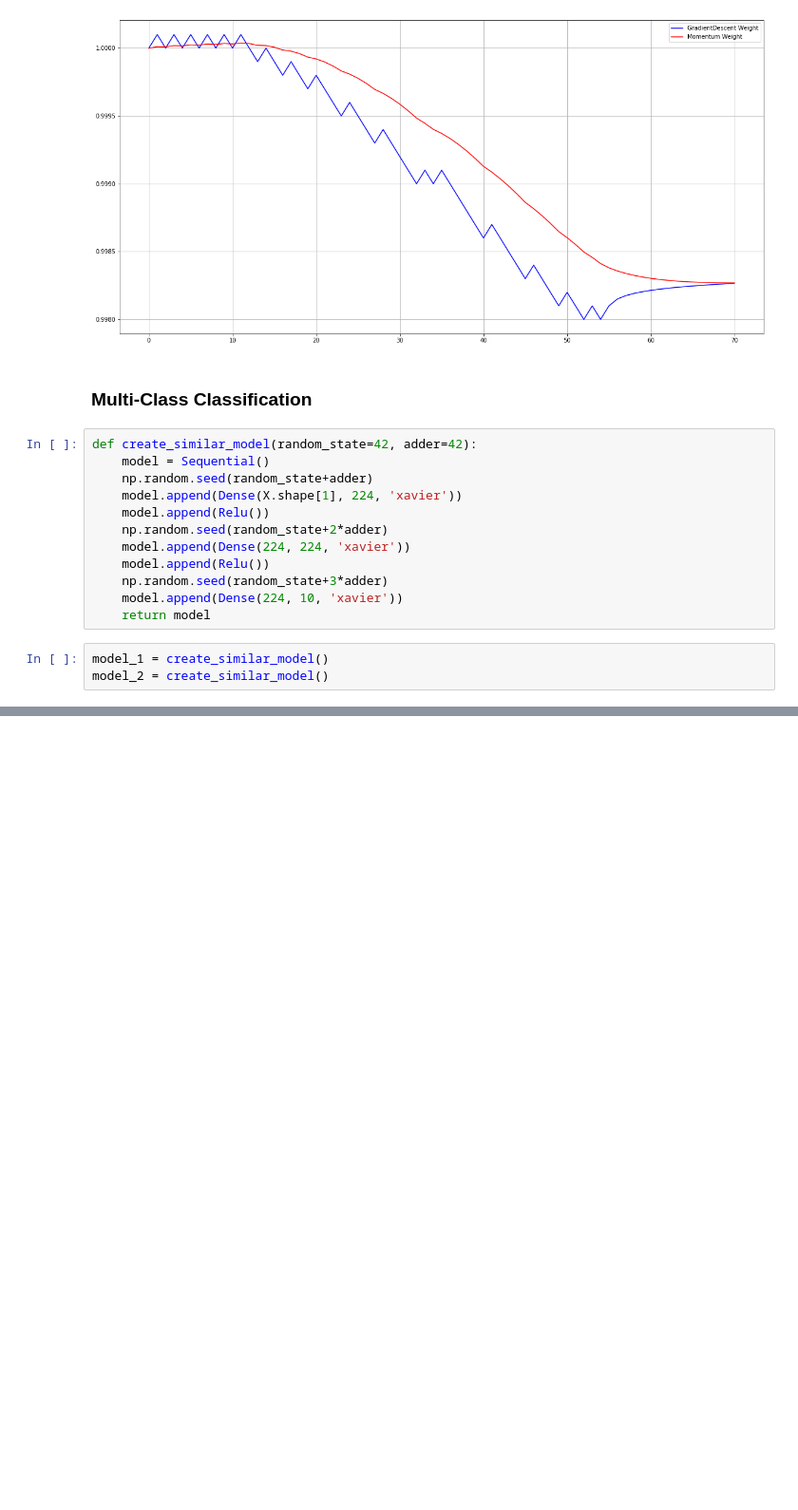
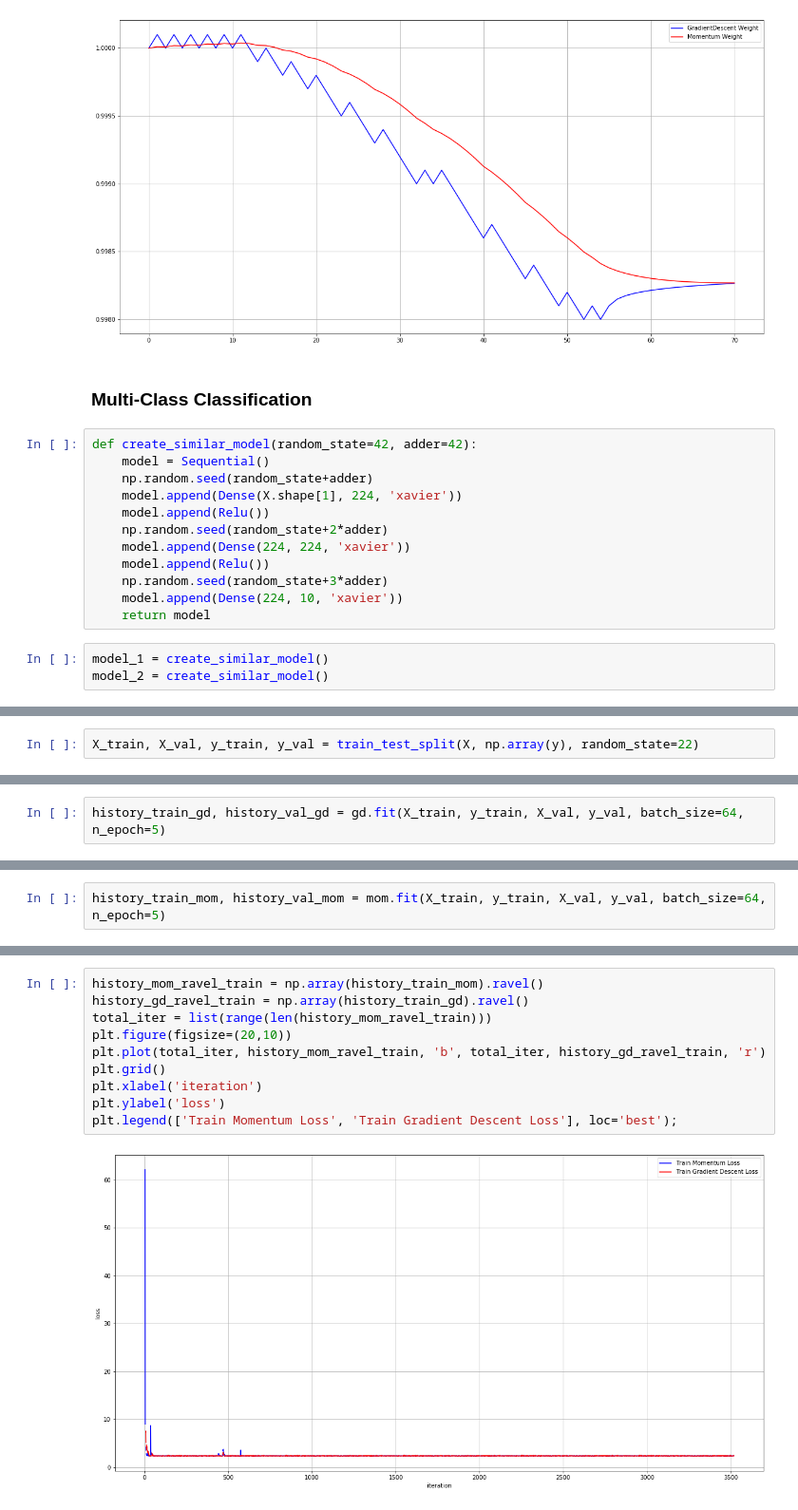
Before and after one commit to mrasyidg/simple-machine-learning, a Jupyter notebook: artificial-neural-network-algorithms/artificial-neural-network-python-implementation/ANN Jupyter Notebook Implementation for Fashion MNIST.ipynb, the cells around one changed output, grey strips where cells are left out. Shown at 95% size. Cells and saved outputs as stored; diff of their text form; blank space fills up the shorter version.

```diff
--- a/artificial-neural-network-algorithms/artificial-neural-network-python-implementation/ANN Jupyter Notebook Implementation for Fashion MNIST.ipynb
+++ b/artificial-neural-network-algorithms/artificial-neural-network-python-implementation/ANN Jupyter Notebook Implementation for Fashion MNIST.ipynb
@@ -211,0 +210,2 @@ NameError: name 'softmax_cross_entropy_with_logits' is not defined
+# %%
+X_train, X_val, y_train, y_val = train_test_split(X, np.array(y), random_state=22)
@@ -211,0 +214,2 @@ NameError: name 'softmax_cross_entropy_with_logits' is not defined
+# %%
+history_train_gd, history_val_gd = gd.fit(X_train, y_train, X_val, y_val, batch_size=64, n_epoch=5)
@@ -211,0 +222,2 @@ NameError: name 'softmax_cross_entropy_with_logits' is not defined
+# %%
+history_train_mom, history_val_mom = mom.fit(X_train, y_train, X_val, y_val, batch_size=64, n_epoch=5)
@@ -211,0 +230,12 @@ NameError: name 'softmax_cross_entropy_with_logits' is not defined
+# %%
+history_mom_ravel_train = np.array(history_train_mom).ravel()
+history_gd_ravel_train = np.array(history_train_gd).ravel()
+total_iter = list(range(len(history_mom_ravel_train)))
+plt.figure(figsize=(20,10))
+plt.plot(total_iter, history_mom_ravel_train, 'b', total_iter, history_gd_ravel_train, 'r')
+plt.grid()
+plt.xlabel('iteration')
+plt.ylabel('loss')
+plt.legend(['Train Momentum Loss', 'Train Gradient Descent Loss'], loc='best');
+# %% [output]
+[figure, added]
```
Also changed, not shown: parts of 5 cells of this notebook, 1 other file.
